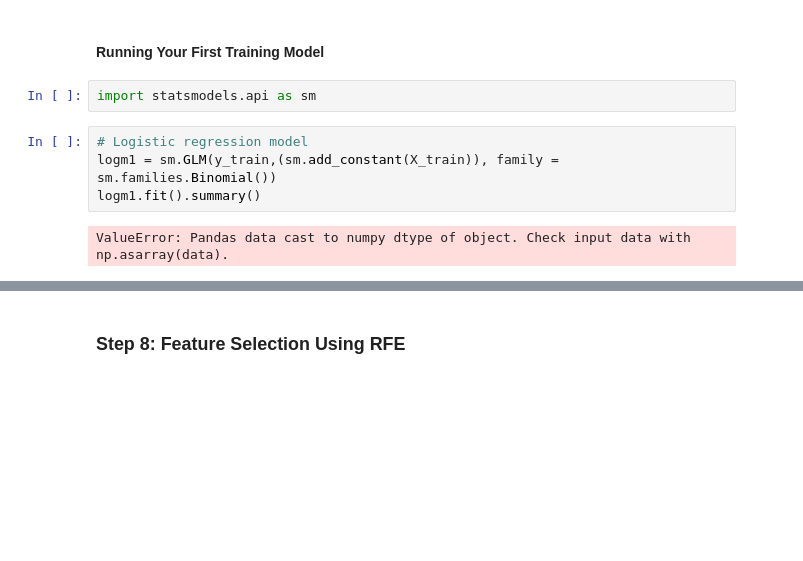
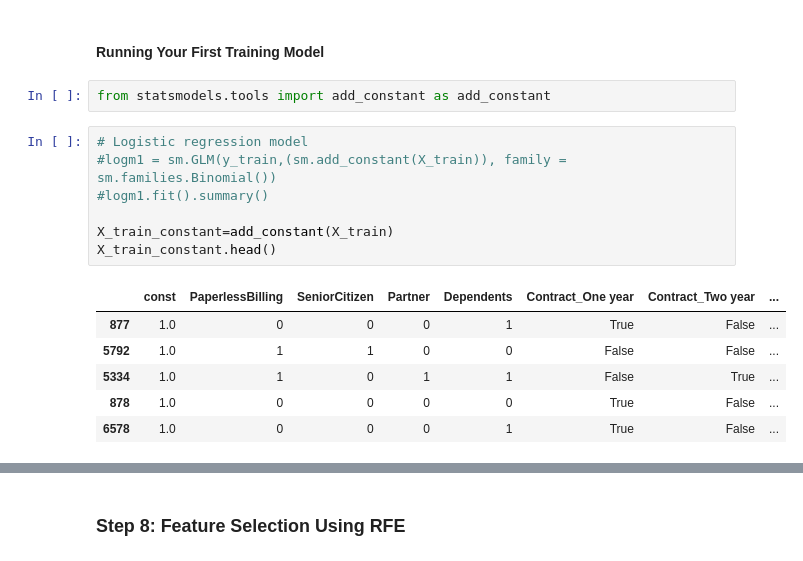
Before and after one commit to kjeyaram-orcl/DataScience, a Jupyter notebook: Telecom_Churn_CaseStudy.ipynb, the cells around one changed output, grey strips where cells are left out. Cells and saved outputs as stored; diff of their text form; blank space fills up the shorter version.

```diff
--- a/Telecom_Churn_CaseStudy.ipynb
+++ b/Telecom_Churn_CaseStudy.ipynb
@@ -811,11 +811,19 @@ plt.show()
 Let's start by splitting our data into a training set and a test set.
 # %% [markdown]
 #### Running Your First Training Model
-# %%
-import statsmodels.api as sm
+# %%
+from statsmodels.tools import add_constant as add_constant
 # %%
 # Logistic regression model
-logm1 = sm.GLM(y_train,(sm.add_constant(X_train)), family = sm.families.Binomial())
-logm1.fit().summary()
+#logm1 = sm.GLM(y_train,(sm.add_constant(X_train)), family = sm.families.Binomial())
+#logm1.fit().summary()
+
+X_train_constant=add_constant(X_train)
+X_train_constant.head()
 # %% [output]
-ValueError: Pandas data cast to numpy dtype of object. Check input data with np.asarray(data).
+|  | const | PaperlessBilling | SeniorCitizen | Partner | Dependents | Contract_One year | Contract_Two year | ... |
+| 877 | 1.0 | 0 | 0 | 0 | 1 | True | False | ... |
+| 5792 | 1.0 | 1 | 1 | 0 | 0 | False | False | ... |
+| 5334 | 1.0 | 1 | 0 | 1 | 1 | False | True | ... |
+| 878 | 1.0 | 0 | 0 | 0 | 0 | True | False | ... |
+| 6578 | 1.0 | 0 | 0 | 0 | 1 | True | False | ... |
```
Also changed, not shown: parts of 1 cell of this notebook.
